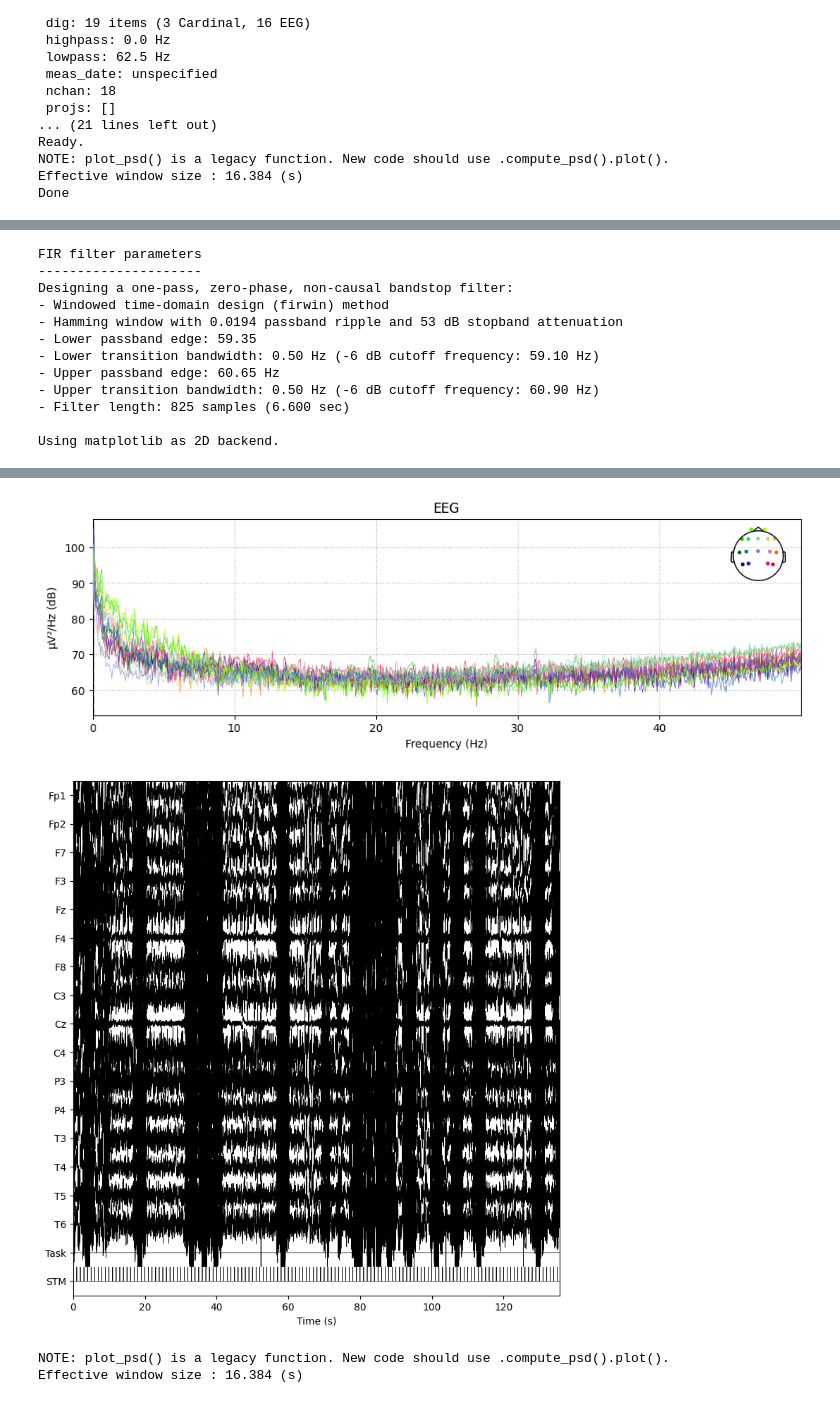
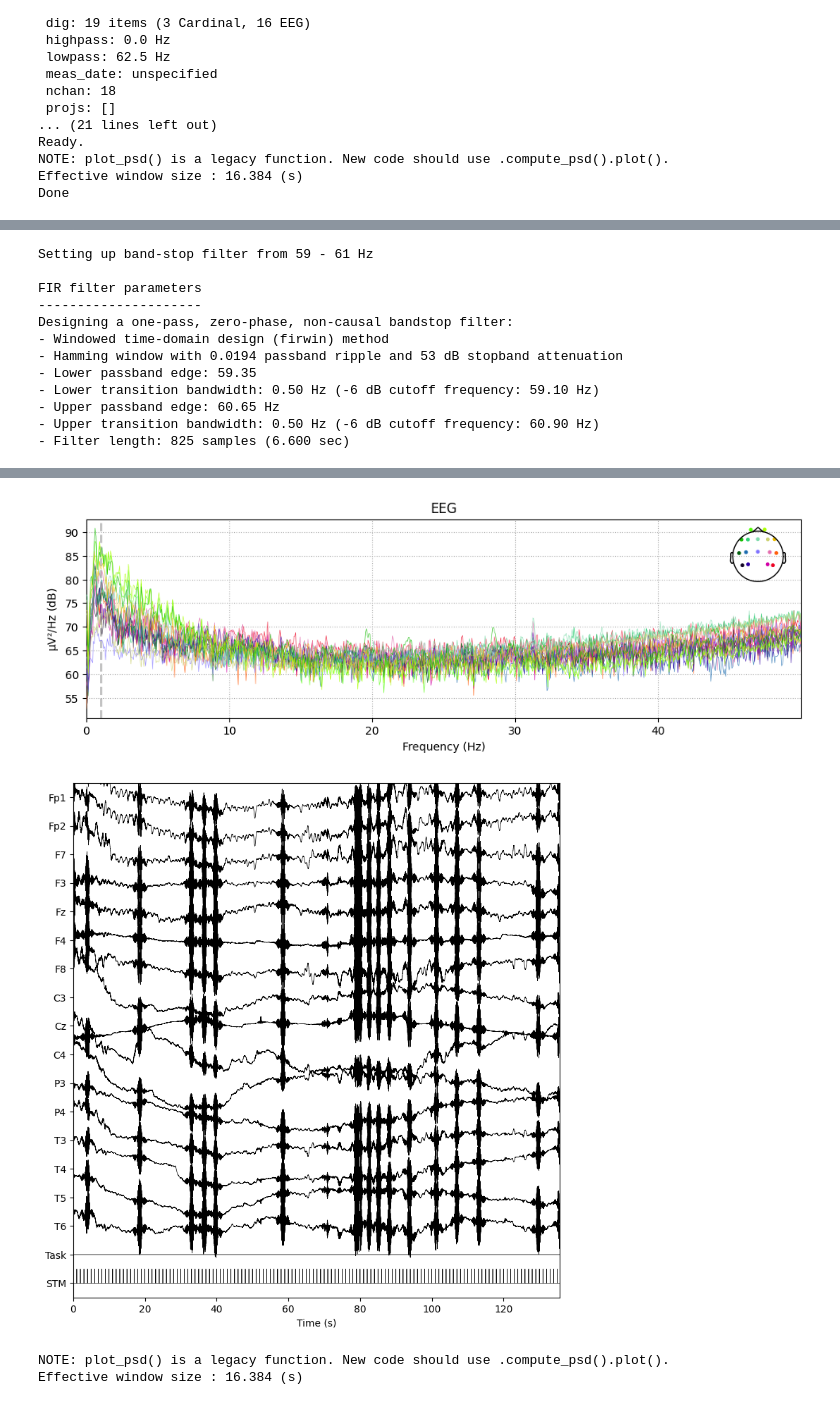
Before and after one commit to hanbuck30/mne_demo, a Jupyter notebook: EEG_MNE_Demo2.ipynb, the cells around one changed output, grey strips where cells are left out. Saved outputs shown, nothing was run; the diff lists cells and outputs as text; code cells hidden in the pictures.

```diff
--- a/EEG_MNE_Demo2.ipynb
+++ b/EEG_MNE_Demo2.ipynb
@@ -190,7 +190,7 @@ mne_raw_filtered={}
 for i in range(0,len(filenames)):
     data = mne_raw[i].copy()
     #data_lp_hp = data.filter(l_freq=raw.info['lowpass'],h_freq=raw.info['highpass'],picks='eeg', method='fir')
-    data_lp_hp = data.filter(l_freq=1,h_freq=60,picks='eeg', method='fir')
+    data_lp_hp = data.filter(l_freq=60,h_freq=1,picks='eeg', method='fir')
     data_lp_hp_nt = data_lp_hp.copy().notch_filter(freqs=60, picks='eeg')
     mne_raw_filtered[i] = data_lp_hp_nt.copy()
 
@@ -236,3 +230,5 @@ Setting up band-stop filter from 59 - 61 Hz
+Setting up band-stop filter from 59 - 61 Hz
+
 FIR filter parameters
 ---------------------
 Designing a one-pass, zero-phase, non-causal bandstop filter:
@@ -243,8 +239,6 @@ Designing a one-pass, zero-phase, non-causal bandstop filter:
 - Upper passband edge: 60.65 Hz
 - Upper transition bandwidth: 0.50 Hz (-6 dB cutoff frequency: 60.90 Hz)
 - Filter length: 825 samples (6.600 sec)
-
-Using matplotlib as 2D backend.
 [Parallel(n_jobs=1)]: Using backend SequentialBackend with 1 concurrent workers.
 [Parallel(n_jobs=1)]: Done   1 out of   1 | elapsed:    0.0s remaining:    0.0s
 [Parallel(n_jobs=1)]: Done   2 out of   2 | elapsed:    0.0s remaining:    0.0s
@@ -254,5 +254,5 @@ Using matplotlib as 2D backend.
-[figure, old version]
+[figure, new version]
-[figure, old version]
+[figure, new version]
 NOTE: plot_psd() is a legacy function. New code should use .compute_psd().plot().
 Effective window size : 16.384 (s)
 # %%
```
Also changed, not shown: parts of 2 cells of this notebook.
